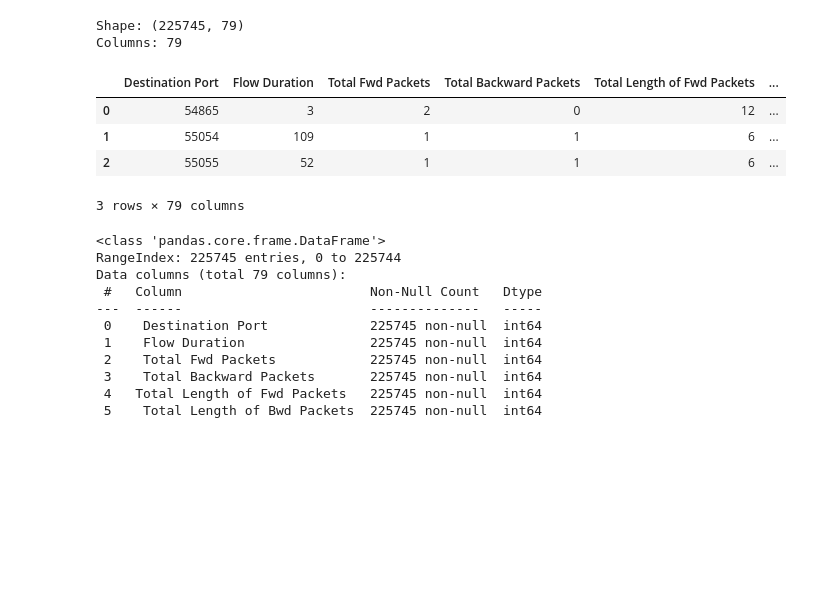
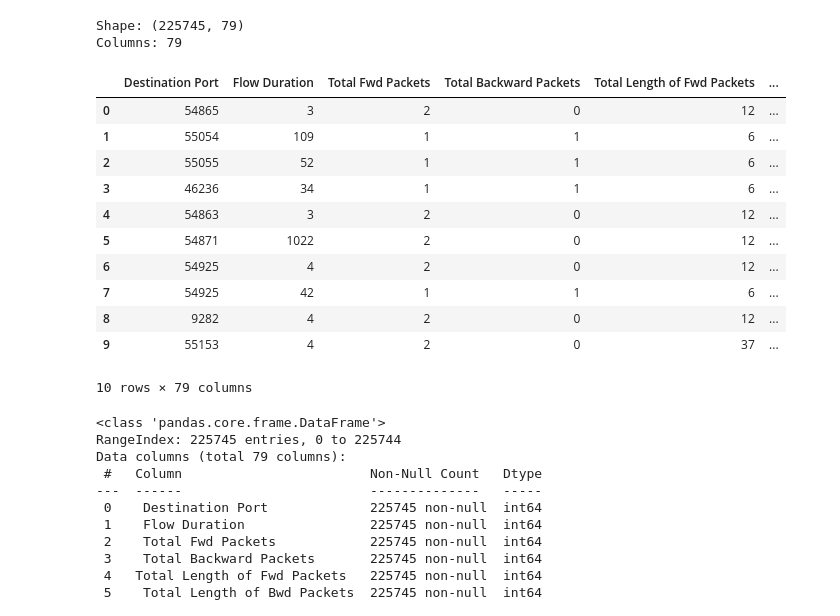
Before and after one commit to yashpalande26/network-security-ids, a Jupyter notebook: notebooks/EDA.ipynb, the cells around one changed output. Cells and saved outputs as stored; diff of their text form; code cells hidden in the pictures; blank space fills up the shorter version.

```diff
--- a/notebooks/EDA.ipynb
+++ b/notebooks/EDA.ipynb
@@ -1,24 +1,31 @@
 # %%
 import os
 import pandas as pd
 import numpy as np
 
 RAW_PATH = "../data/raw/Friday-WorkingHours-Afternoon-DDos.pcap_ISCX.csv"
 
 # Load dataset
 df = pd.read_csv(RAW_PATH, low_memory=False)
 
 print("Shape:", df.shape)
 print("Columns:", len(df.columns))
-df.head(3)
+df.head(10)
 # %% [output]
 Shape: (225745, 79)
 Columns: 79
 |  | Destination Port | Flow Duration | Total Fwd Packets | Total Backward Packets | Total Length of Fwd Packets | ... |
 | 0 | 54865 | 3 | 2 | 0 | 12 | ... |
 | 1 | 55054 | 109 | 1 | 1 | 6 | ... |
 | 2 | 55055 | 52 | 1 | 1 | 6 | ... |
+| 3 | 46236 | 34 | 1 | 1 | 6 | ... |
+| 4 | 54863 | 3 | 2 | 0 | 12 | ... |
+| 5 | 54871 | 1022 | 2 | 0 | 12 | ... |
+| 6 | 54925 | 4 | 2 | 0 | 12 | ... |
+| 7 | 54925 | 42 | 1 | 1 | 6 | ... |
+| 8 | 9282 | 4 | 2 | 0 | 12 | ... |
+| 9 | 55153 | 4 | 2 | 0 | 37 | ... |
-3 rows × 79 columns
+10 rows × 79 columns
 # %%
 # Basic info about the dataset
 df.info()
```
Also changed, not shown: 9 other files.
